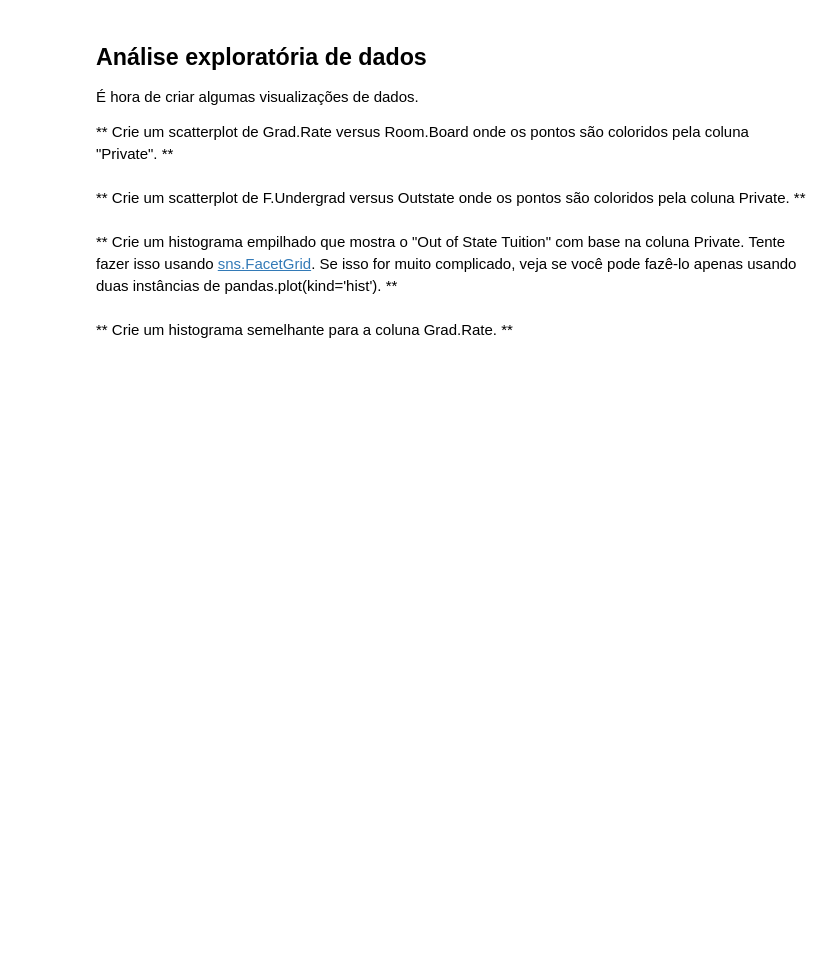
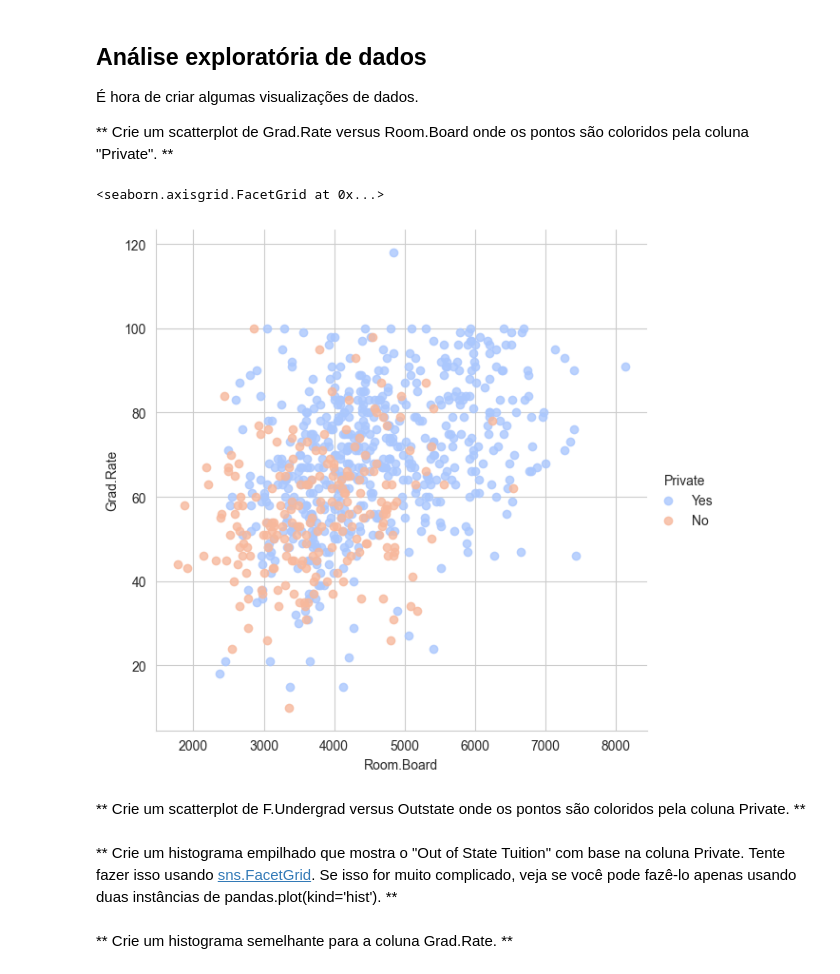
Before and after one commit to Danillo-SenaiMS/Fork-Machine-Learning, a Jupyter notebook: projects/Clusterizacao/01.ipynb.ipynb, the cells around one changed output. Drawn from its saved outputs; the diff is of its cells as text; code cells hidden in the pictures; blank space fills up the shorter version.

```diff
--- a/projects/Clusterizacao/01.ipynb.ipynb
+++ b/projects/Clusterizacao/01.ipynb.ipynb
@@ -46,5 +46,4 @@ import seaborn as sns
 # %% [markdown]
 ** Leia no arquivo College_Data usando read_csv. Descubra como setar a primeira coluna como índice. **
 # %%
-college_data = pd.read_csv(r'../../data/College_Data.csv')
-college_data.head()
+df = pd.read_csv(r'../../data/College_Data.csv')
@@ -65,6 +98,20 @@ college_data.head()
 É hora de criar algumas visualizações de dados.
 
 ** Crie um scatterplot de Grad.Rate versus Room.Board onde os pontos são coloridos pela coluna "Private". **
+# %%
+sns.set_style('whitegrid')
+sns.lmplot(
+    x='Room.Board',
+    y='Grad.Rate',
+    data=df,
+    hue='Private',
+    fit_reg=False,
+    height=6,
+    palette='coolwarm'
+)
+# %% [output]
+<seaborn.axisgrid.FacetGrid at 0x...>
+[figure, added]
 # %% [markdown]
 ** Crie um scatterplot de F.Undergrad versus Outstate onde os pontos são coloridos pela coluna Private. **
 # %% [markdown]
```
Also changed, not shown: parts of 4 cells of this notebook.
